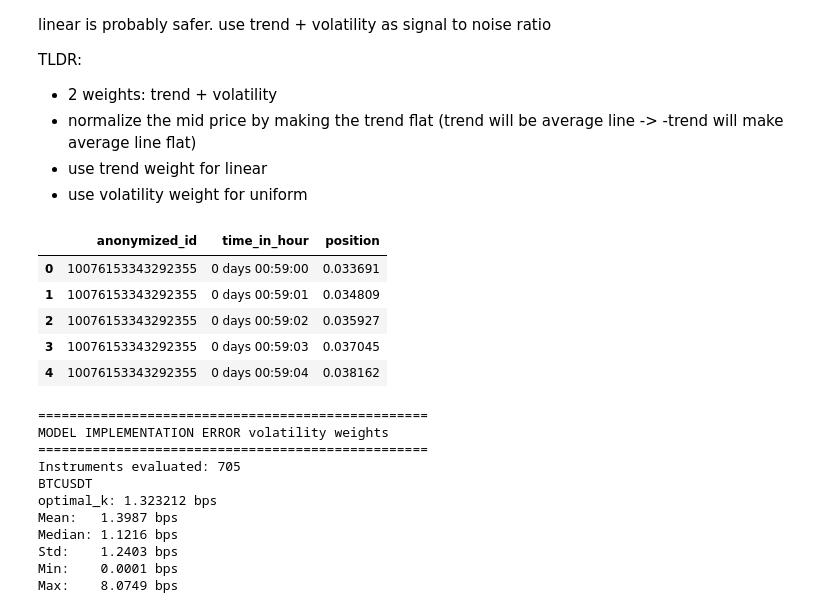
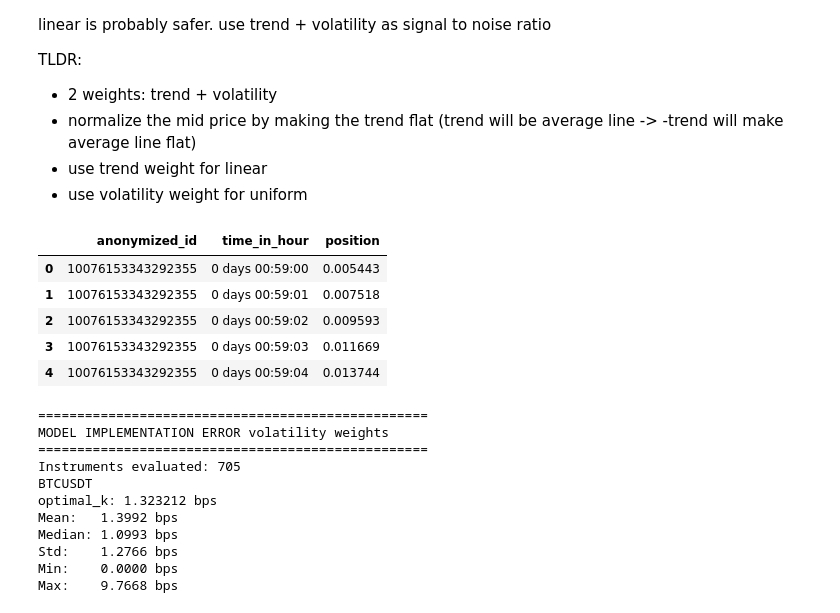
Before and after one commit to JosephZacharyGawlik/Ultramarin, a Jupyter notebook: simple_strategies.ipynb, the cells around one changed output. Drawn from its saved outputs; the diff is of its cells as text; code cells hidden in the pictures.

```diff
--- a/simple_strategies.ipynb
+++ b/simple_strategies.ipynb
@@ -153,7 +188,7 @@ X_df = pd.read_parquet(X_path)
 # if volativty high -> predict uniform
 # if clear trend -> predict trend (according to midprice)
 
-volatility_window = 30 # the last __ seconds of the train data hour
+volatility_window = 60 # the last __ seconds of the train data hour
 
 # impute prices
 X_df = X_df.sort_values(["anonymized_id", "time_in_hour"])
@@ -165,12 +200,11 @@ X_df["midprice"] = (X_df["ask_price_1"] + X_df["bid_price_1"]) / 2
 # volatility measure
 X_df["midvolatility"] = X_df.groupby("anonymized_id")["midprice"].transform(lambda x: np.log(x).diff()).fillna(0)
 
-# TODO: vary the rolling window
 X_df["midvolatilitystd"] = X_df.groupby("anonymized_id")["midvolatility"].transform(lambda x: x.rolling(volatility_window).std())
 
 def vol_regime(x):
     low = x.quantile(0.2)
-    high = x.quantile(0.8) # TODO: this seems odd... why are we setting it in relation to the hour itself. there should be some kind of universal threshold.
+    high = x.quantile(0.8) # TODO: this seems odd... why are we setting it in relation to the hour itself. there should be some kind of universal threshold. maybe this can be a learned threshold.
     return pd.cut(
         x,
         bins=[-np.inf, low, high, np.inf],
@@ -302,10 +315,12 @@ y_df = full_grid.merge(
 
 # price imputation
 price_cols = ASK_PRICE_COLS + BID_PRICE_COLS + ["close"]
+X_df[price_cols] = X_df.groupby("anonymized_id")[price_cols].transform(lambda x: x.ffill().bfill())
 y_df[price_cols] = y_df.groupby("anonymized_id")[price_cols].transform(lambda x: x.ffill().bfill())
 
 # volume imputation
-volume_cols = BID_VOL_COLS + ASK_VOL_COLS
+volume_cols = BID_VOL_COLS + ASK_VOL_COLS + ["volume"]
+X_df[volume_cols] = X_df[volume_cols].fillna(0)
 y_df[volume_cols] = y_df[volume_cols].fillna(0)
 
 
@@ -405,51 +424,45 @@ X_df["vol_weight"] = X_df.groupby("anonymized_id")["midvolatilitystd"].transform
 # %%
 positions_vol_weights = (
     ids.to_frame()
     .merge(future_times.to_frame(), how="cross")
     .sort_values(["anonymized_id", "time_in_hour"])
     .reset_index(drop=True)
 )
 
 positions_vol_weights["position"] = 0.0
-
-# get optimal K (assuming data_asset maps correctly)
-optimal_k = df_k[df_k["Asset"] == data_asset]["Optimal_K"].iloc[0]
+uniform_weights = []
 
 for anon_id in ids:
 
     uniform_weight = X_df[X_df["anonymized_id"] == anon_id]["vol_weight"].iloc[0]
+    uniform_weights.append(uniform_weight)
 
     weights_uniform = np.ones(60) / 60
     weights_linear = np.linspace(0, 1, 60) / np.linspace(0, 1, 60).sum()
 
-    weights = weights_linear * uniform_weight + weights_uniform * (1 - uniform_weight)
+    weights = weights_linear * (1 - uniform_weight) + weights_uniform * uniform_weight
 
     if not np.isclose(weights.sum(), 1):
         print(f"{anon_id} doesn't have weights that sum to 1.")
 
     # assign to correct rows
     mask = positions_vol_weights["anonymized_id"] == anon_id
     positions_vol_weights.loc[mask, "position"] = weights * volume_to_fill
 
 # --- sanity check ---
 positions_vol_weights.head()
 # %% [output]
 |  | anonymized_id | time_in_hour | position |
-| 0 | 10076153343292355 | 0 days 00:59:00 | 0.033691 |
-| 1 | 10076153343292355 | 0 days 00:59:01 | 0.034809 |
-| 2 | 10076153343292355 | 0 days 00:59:02 | 0.035927 |
-| 3 | 10076153343292355 | 0 days 00:59:03 | 0.037045 |
-| 4 | 10076153343292355 | 0 days 00:59:04 | 0.038162 |
+| 0 | 10076153343292355 | 0 days 00:59:00 | 0.005443 |
+| 1 | 10076153343292355 | 0 days 00:59:01 | 0.007518 |
+| 2 | 10076153343292355 | 0 days 00:59:02 | 0.009593 |
+| 3 | 10076153343292355 | 0 days 00:59:03 | 0.011669 |
+| 4 | 10076153343292355 | 0 days 00:59:04 | 0.013744 |
 # %%
 bps_vol_weights = []
 
 for anon_id in ids:
     df_inst = y_df[y_df["anonymized_id"] == anon_id].sort_values("time_in_hour")
-
-    if len(df_inst) != 60:
-        print(len(df_inst))
-        print(f"{anon_id} has missing time_in_hour!")
-        continue
 
     ask_prices = df_inst[ASK_PRICE_COLS].to_numpy()
     ask_vols = df_inst[ASK_VOL_COLS].to_numpy()
@@ -491,8 +504,8 @@ MODEL IMPLEMENTATION ERROR volatility weights
 Instruments evaluated: 705
 BTCUSDT
 optimal_k: 1.323212 bps
-Mean:   1.3987 bps
-Median: 1.1216 bps
-Std:    1.2403 bps
-Min:    0.0001 bps
-Max:    8.0749 bps
+Mean:   1.3992 bps
+Median: 1.0993 bps
+Std:    1.2766 bps
+Min:    0.0000 bps
+Max:    9.7668 bps
```
Also changed, not shown: parts of 31 cells of this notebook.
